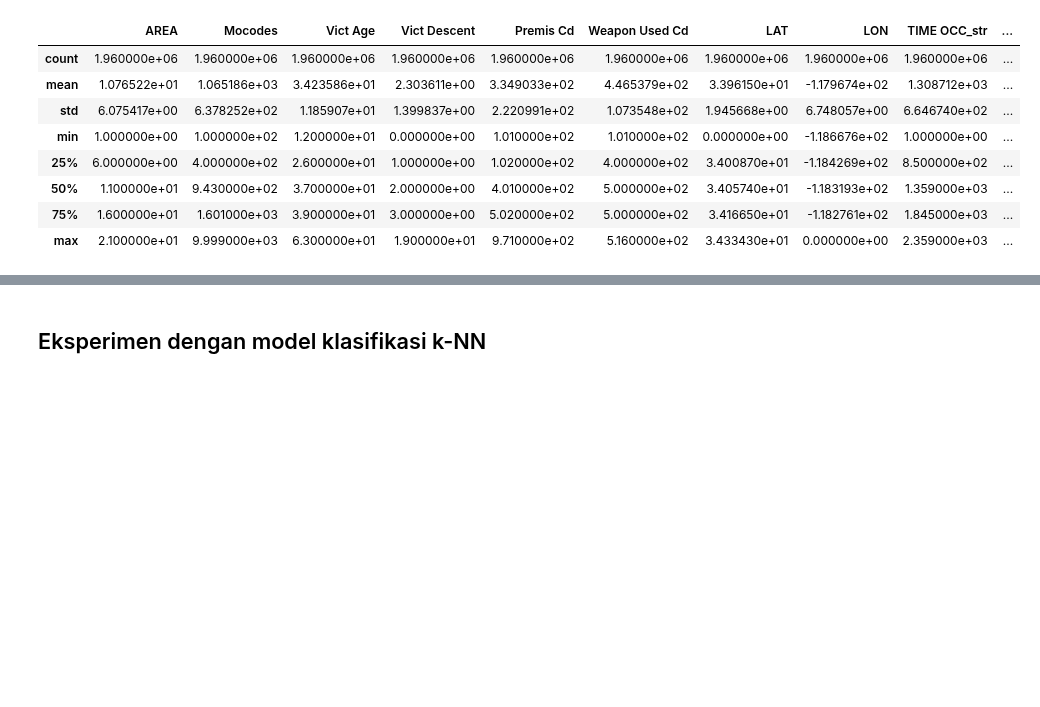
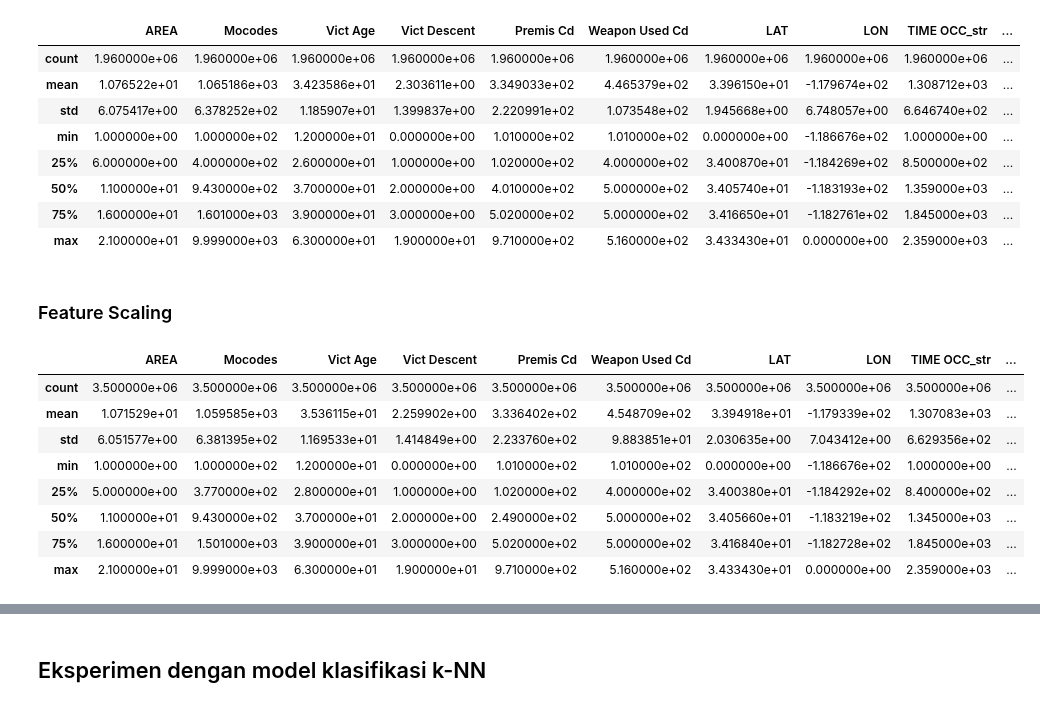
Before and after one commit to jasmrntha/tgp1-pap-c, a Jupyter notebook: tgp2-klasifikasi.ipynb, the cells around one changed output, grey strips where cells are left out. Drawn from its saved outputs; the diff is of its cells as text; code cells hidden in the pictures; blank space fills up the shorter version.

Commit message:
feature scaling

```diff
--- a/tgp2-klasifikasi.ipynb
+++ b/tgp2-klasifikasi.ipynb
@@ -753,3 +759,17 @@ X_balanced.iloc[train_set_kfold[0]].describe()
 | 50% | 1.100000e+01 | 9.430000e+02 | 3.700000e+01 | 2.000000e+00 | 4.010000e+02 | 5.000000e+02 | 3.405740e+01 | -1.183193e+02 | 1.359000e+03 | ... |
 | 75% | 1.600000e+01 | 1.601000e+03 | 3.900000e+01 | 3.000000e+00 | 5.020000e+02 | 5.000000e+02 | 3.416650e+01 | -1.182761e+02 | 1.845000e+03 | ... |
 | max | 2.100000e+01 | 9.999000e+03 | 6.300000e+01 | 1.900000e+01 | 9.710000e+02 | 5.160000e+02 | 3.433430e+01 | 0.000000e+00 | 2.359000e+03 | ... |
+# %% [markdown]
+### Feature Scaling
+# %%
+X_balanced.describe()
+# %% [output]
+|  | AREA | Mocodes | Vict Age | Vict Descent | Premis Cd | Weapon Used Cd | LAT | LON | TIME OCC_str | ... |
+| count | 3.500000e+06 | 3.500000e+06 | 3.500000e+06 | 3.500000e+06 | 3.500000e+06 | 3.500000e+06 | 3.500000e+06 | 3.500000e+06 | 3.500000e+06 | ... |
+| mean | 1.071529e+01 | 1.059585e+03 | 3.536115e+01 | 2.259902e+00 | 3.336402e+02 | 4.548709e+02 | 3.394918e+01 | -1.179339e+02 | 1.307083e+03 | ... |
+| std | 6.051577e+00 | 6.381395e+02 | 1.169533e+01 | 1.414849e+00 | 2.233760e+02 | 9.883851e+01 | 2.030635e+00 | 7.043412e+00 | 6.629356e+02 | ... |
+| min | 1.000000e+00 | 1.000000e+02 | 1.200000e+01 | 0.000000e+00 | 1.010000e+02 | 1.010000e+02 | 0.000000e+00 | -1.186676e+02 | 1.000000e+00 | ... |
+| 25% | 5.000000e+00 | 3.770000e+02 | 2.800000e+01 | 1.000000e+00 | 1.020000e+02 | 4.000000e+02 | 3.400380e+01 | -1.184292e+02 | 8.400000e+02 | ... |
+| 50% | 1.100000e+01 | 9.430000e+02 | 3.700000e+01 | 2.000000e+00 | 2.490000e+02 | 5.000000e+02 | 3.405660e+01 | -1.183219e+02 | 1.345000e+03 | ... |
+| 75% | 1.600000e+01 | 1.501000e+03 | 3.900000e+01 | 3.000000e+00 | 5.020000e+02 | 5.000000e+02 | 3.416840e+01 | -1.182728e+02 | 1.845000e+03 | ... |
+| max | 2.100000e+01 | 9.999000e+03 | 6.300000e+01 | 1.900000e+01 | 9.710000e+02 | 5.160000e+02 | 3.433430e+01 | 0.000000e+00 | 2.359000e+03 | ... |
```
Also changed, not shown: parts of 3 cells of this notebook.
